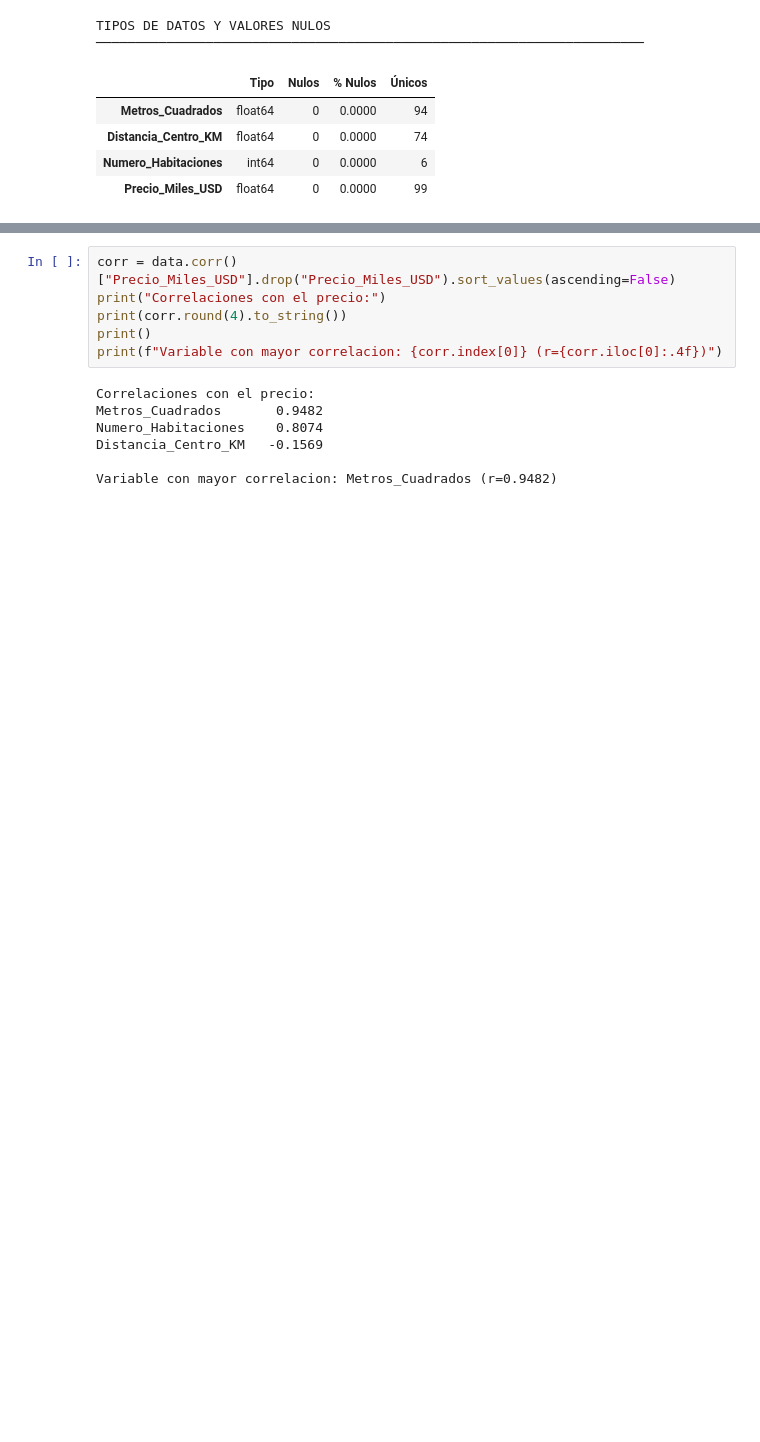
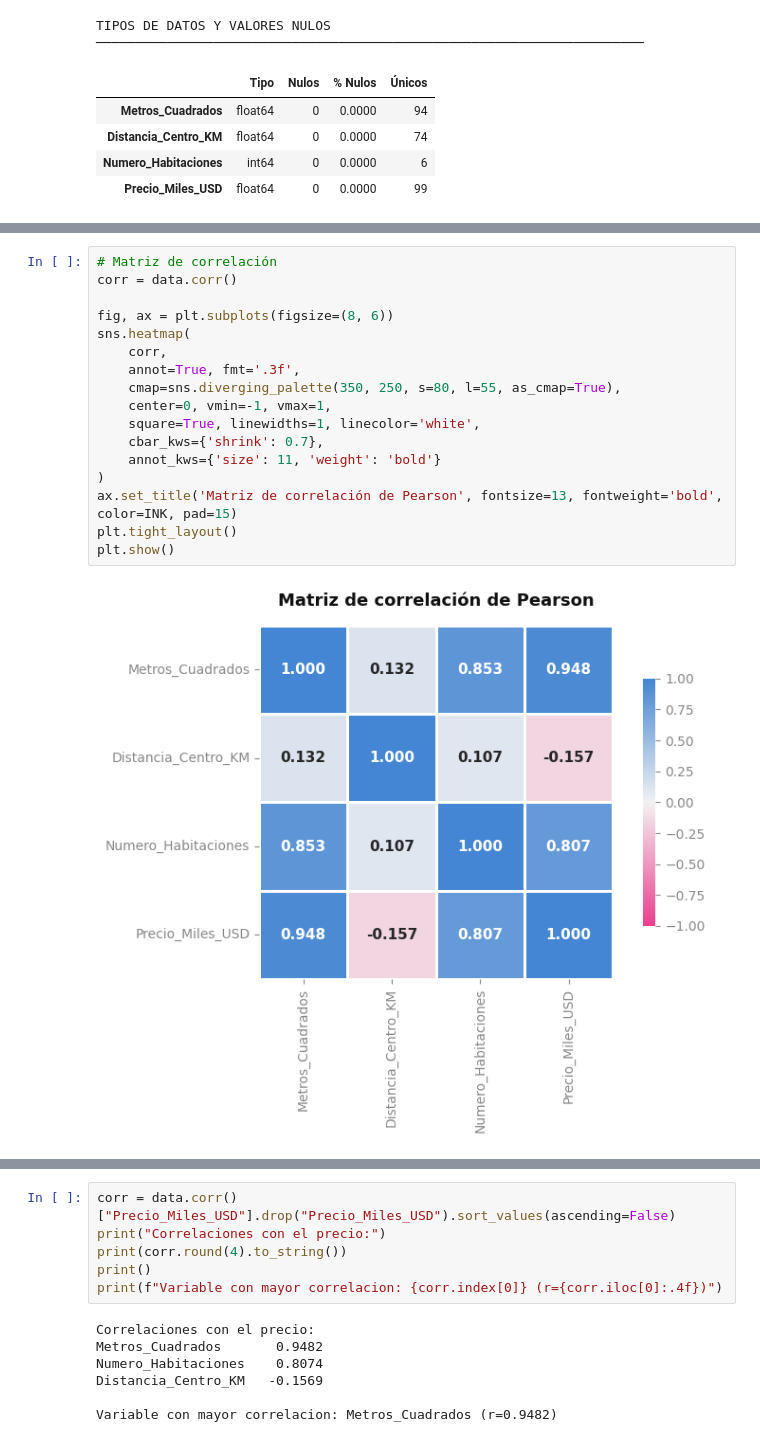
Before and after one commit to BORJAMOME/Data-Analytics-Portfolio, a Jupyter notebook: 03-Machine-Learning/01-supervisado/regresion/01-regresion-lineal-simple/01-inmobiliaria/notebook.ipynb, the cells around one changed output, grey strips where cells are left out. Cells and saved outputs as stored; diff of their text form; blank space fills up the shorter version.

```diff
--- a/03-Machine-Learning/01-supervisado/regresion/01-regresion-lineal-simple/01-inmobiliaria/notebook.ipynb
+++ b/03-Machine-Learning/01-supervisado/regresion/01-regresion-lineal-simple/01-inmobiliaria/notebook.ipynb
@@ -179,0 +169,19 @@ KeyError: 'Precio_Miles_EUR'
+# %%
+# Matriz de correlación
+corr = data.corr()
+
+fig, ax = plt.subplots(figsize=(8, 6))
+sns.heatmap(
+    corr,
+    annot=True, fmt='.3f',
+    cmap=sns.diverging_palette(350, 250, s=80, l=55, as_cmap=True),
+    center=0, vmin=-1, vmax=1,
+    square=True, linewidths=1, linecolor='white',
+    cbar_kws={'shrink': 0.7},
+    annot_kws={'size': 11, 'weight': 'bold'}
+)
+ax.set_title('Matriz de correlación de Pearson', fontsize=13, fontweight='bold', color=INK, pad=15)
+plt.tight_layout()
+plt.show()
+# %% [output]
+[figure, added]
```
Also changed, not shown: parts of 46 cells of this notebook.
